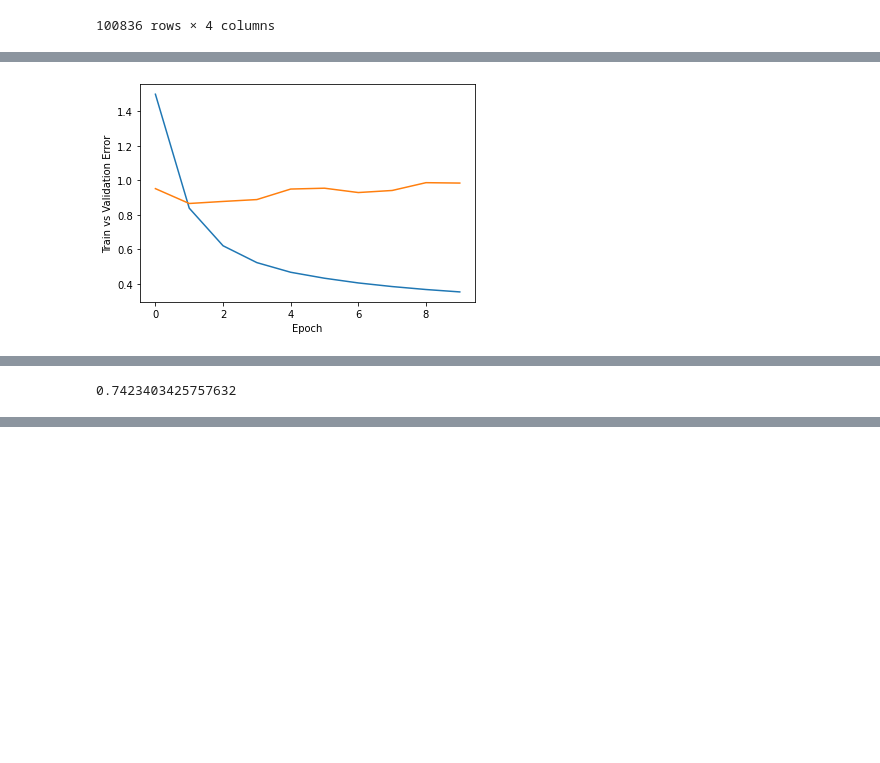
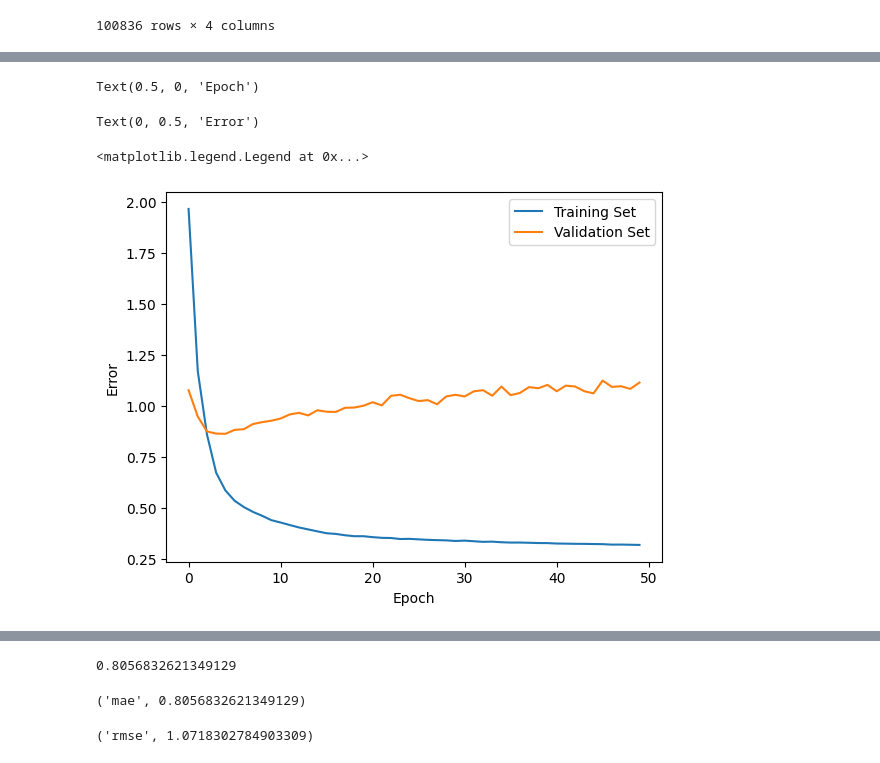
Before and after one commit to rishiso/fa22-recommendation, a Jupyter notebook: fa22Recommendation.ipynb, the cells around one changed output, grey strips where cells are left out. Cells and saved outputs as stored; diff of their text form; code cells hidden in the pictures; blank space fills up the shorter version.

Commit message:
Took a look at the model

```diff
--- a/fa22Recommendation.ipynb
+++ b/fa22Recommendation.ipynb
@@ -2,13 +2,12 @@
 import pandas as pd
 import numpy as np
 from zipfile import ZipFile
-import tensorflow as tf
 from tensorflow import keras
 from pathlib import Path
 import matplotlib.pyplot as plt
 
 movielens_data_file_url = (
-    "https://files.grouplens.org/datasets/movielens/ml-25m.zip"
+    "https://files.grouplens.org/datasets/movielens/ml-latest-small.zip"
 )
 movielens_zipped_file = keras.utils.get_file(
     "ml-latest-small.zip", movielens_data_file_url, extract=False
@@ -75,7 +77,7 @@ df
 | 100835 | 610 | 2874 | 3.0 | 1493846415 |
 100836 rows × 4 columns
 # %%
-from keras.models import Model, Sequential
+from keras.models import Model
 from keras.layers import Embedding, Flatten, Input, Dot, Dropout, Dense
 from keras.optimizers import Adam
 
@@ -91,7 +93,7 @@ user_vec = Flatten(name='user-flatten')(user_embedding)
 
 concat = Dot(axes=1, name='movie-user-concat')([movie_vec, user_vec])
 concat_dropout = Dropout(0.2)(concat)
-fc_1 = Dense(128, name='fc-1', activation='relu')(concat)
+fc_1 = Dense(128, name='fc-1', activation='relu',  kernel_regularizer="l2")(concat)
 fc_1_dropout = Dropout(0.2, name='fc-1-dropout')(fc_1)
 fc_2 = Dense(64, name='fc-2', activation='relu')(fc_1_dropout)
 fc_2_dropout = Dropout(0.2, name='fc-2-dropout')(fc_2)
@@ -120,3 +122,13 @@ Total params: 111,937
 Trainable params: 111,937
 Non-trainable params: 0
 __________________________________________________________________________________________________
+# %%
+from sklearn.metrics import mean_absolute_error
+history = model.fit(
+    x=[train.user_id, train.movie_id],
+    y=train.rating,
+    epochs=50,
+    batch_size=128,
+    shuffle=True,
+    validation_data=([validate.user_id, validate.movie_id], validate.rating)
+)
@@ -123,16 +153,9 @@ ________________________________________________________________________________
 # %%
-from sklearn.metrics import mean_absolute_error
-history = model.fit(
-    x=[train.user_id, train.movie_id],
-    y=train.rating,
-    epochs=10,
-    batch_size=64,
-    validation_data=([validate.user_id, validate.movie_id], validate.rating)
-)
-pd.Series(history.history['loss']).plot()
-pd.Series(history.history['val_loss']).plot()
+pd.Series(history.history['loss']).plot(label="Training Set")
+pd.Series(history.history['val_loss']).plot(label="Validation Set")
 plt.xlabel("Epoch")
-plt.ylabel("Train vs Validation Error")
+plt.ylabel("Error")
+plt.legend()
 plt.show()
 
 y_hat = np.round(model.predict([test.user_id, test.movie_id]), decimals=2)
@@ -162 +165,0 @@ Epoch 10/10
-[figure, old version]
@@ -164 +167,4 @@ Epoch 10/10
-0.7423403425757632
+Text(0.5, 0, 'Epoch')
+Text(0, 0.5, 'Error')
+<matplotlib.legend.Legend at 0x...>
+[figure, new version]
@@ -164,0 +172,8 @@ Epoch 10/10
+0.8056832621349129
+# %%
+import evaluation
+"mae", evaluation.mean_absolute_error(y_true, y_hat)
+"rmse", evaluation.root_mean_squared_error(y_true, y_hat)
+# %% [output]
+('mae', 0.8056832621349129)
+('rmse', 1.0718302784903309)
```
Also changed, not shown: parts of 8 cells of this notebook, 3 other files.
